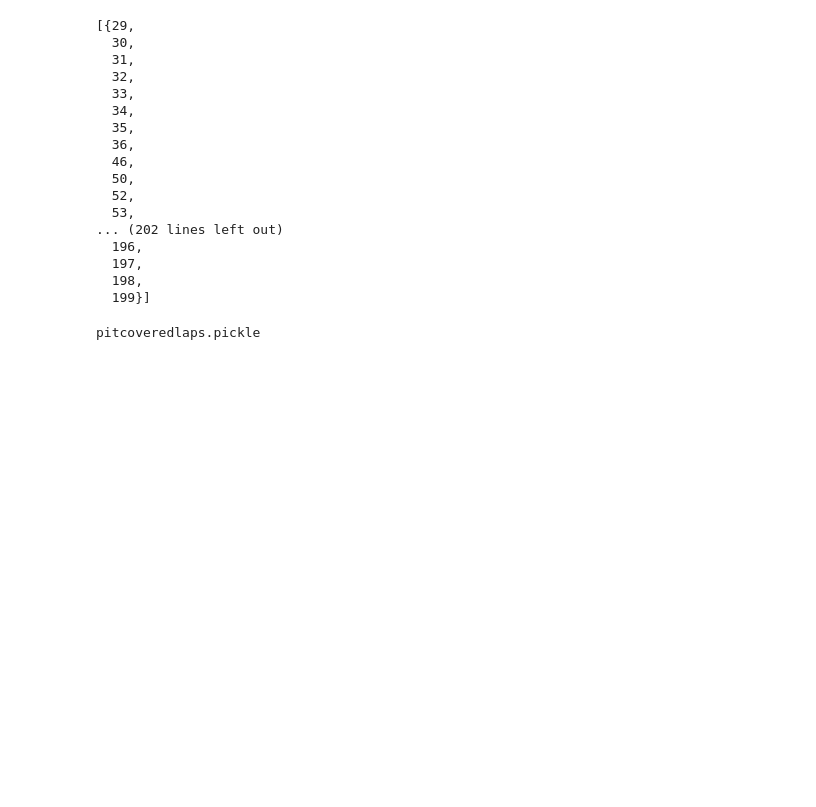
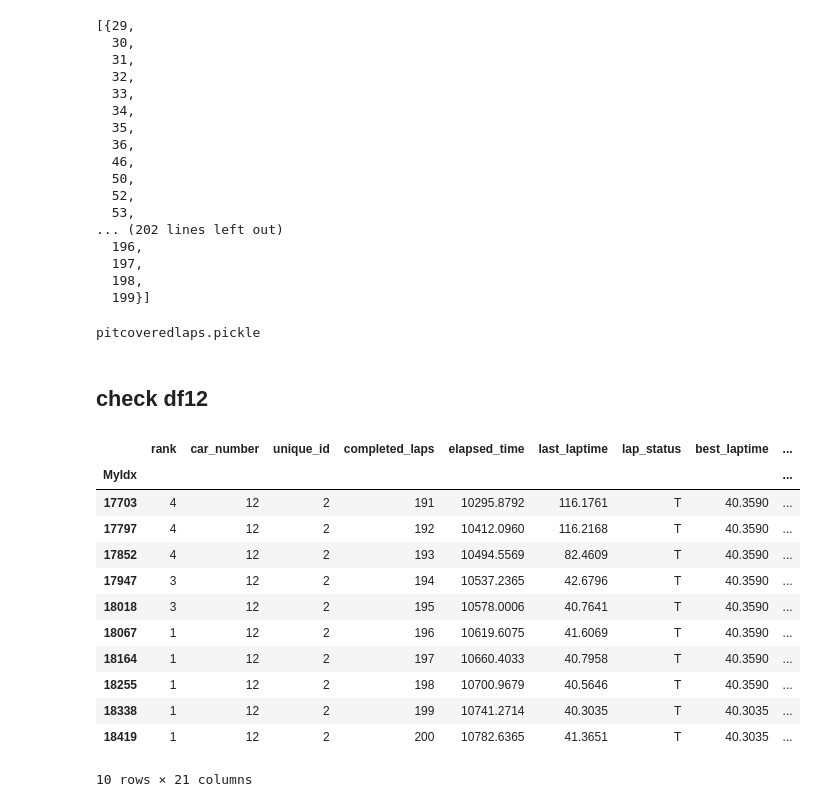
Before and after one commit to DSC-SPIDAL/rankpredictor, a Jupyter notebook: run/22.PaperFinal/notebook/RankNet-makedb-laptime-v4.ipynb, the cells around one changed output. Cells and saved outputs as stored; diff of their text form; code cells hidden in the pictures; blank space fills up the shorter version.

```diff
--- a/run/22.PaperFinal/notebook/RankNet-makedb-laptime-v4.ipynb
+++ b/run/22.PaperFinal/notebook/RankNet-makedb-laptime-v4.ipynb
@@ -1144,3 +1176,24 @@ with open(savefile, 'wb') as f:
     pickle.dump(savedata, f, pickle.HIGHEST_PROTOCOL)
 # %% [output]
 pitcoveredlaps.pickle
+# %% [markdown]
+## check df12
+# %%
+alldata, rankdata, acldata, flagdata = stagedata['Indy500-2018']
+df12 = rankdata[rankdata['car_number']==12]
+# %%
+df12[df12['completed_laps']>190]
+# %% [output]
+|  | rank | car_number | unique_id | completed_laps | elapsed_time | last_laptime | lap_status | best_laptime | ... |
+| MyIdx |  |  |  |  |  |  |  |  | ... |
+| 17703 | 4 | 12 | 2 | 191 | 10295.8792 | 116.1761 | T | 40.3590 | ... |
+| 17797 | 4 | 12 | 2 | 192 | 10412.0960 | 116.2168 | T | 40.3590 | ... |
+| 17852 | 4 | 12 | 2 | 193 | 10494.5569 | 82.4609 | T | 40.3590 | ... |
+| 17947 | 3 | 12 | 2 | 194 | 10537.2365 | 42.6796 | T | 40.3590 | ... |
+| 18018 | 3 | 12 | 2 | 195 | 10578.0006 | 40.7641 | T | 40.3590 | ... |
+| 18067 | 1 | 12 | 2 | 196 | 10619.6075 | 41.6069 | T | 40.3590 | ... |
+| 18164 | 1 | 12 | 2 | 197 | 10660.4033 | 40.7958 | T | 40.3590 | ... |
+| 18255 | 1 | 12 | 2 | 198 | 10700.9679 | 40.5646 | T | 40.3590 | ... |
+| 18338 | 1 | 12 | 2 | 199 | 10741.2714 | 40.3035 | T | 40.3035 | ... |
+| 18419 | 1 | 12 | 2 | 200 | 10782.6365 | 41.3651 | T | 40.3035 | ... |
+10 rows × 21 columns
```
Also changed, not shown: parts of 12 cells of this notebook, 6 other files.
